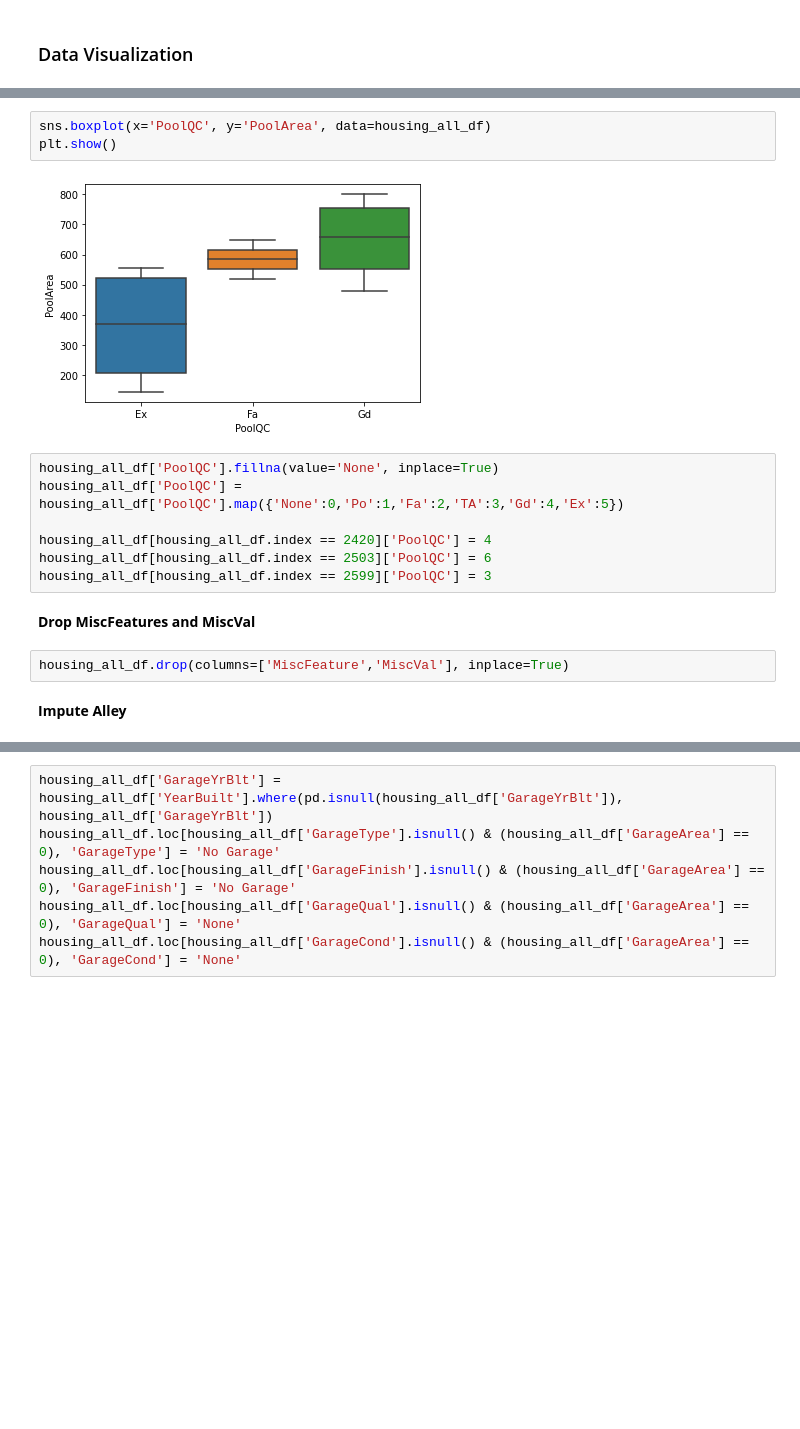
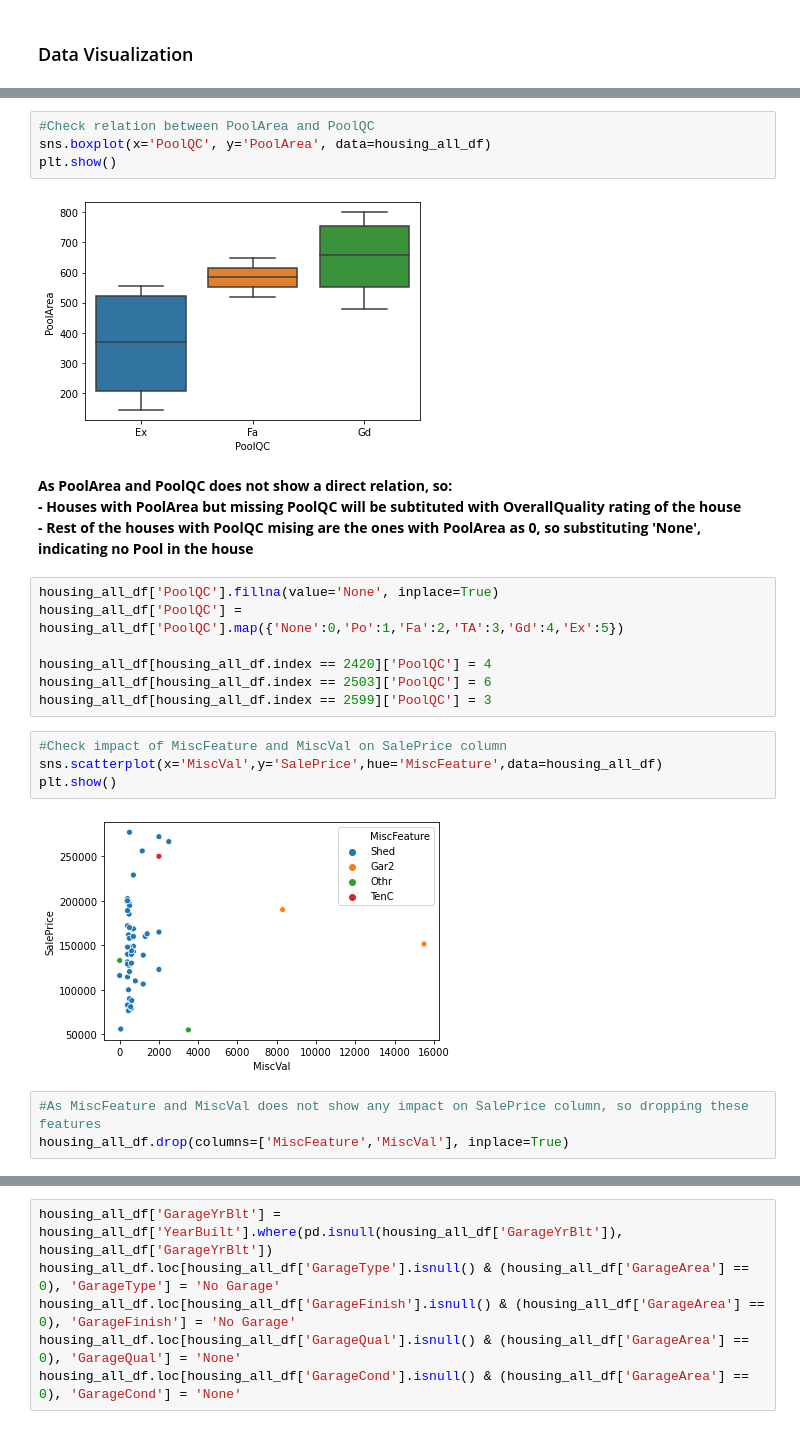
Before and after one commit to nehakumar31/kaggle_problems, a Jupyter notebook: House_Price_Prediction/House_Price_Prediction.ipynb, the cells around one changed output, grey strips where cells are left out. Cells and saved outputs as stored; diff of their text form; blank space fills up the shorter version.

```diff
--- a/House_Price_Prediction/House_Price_Prediction.ipynb
+++ b/House_Price_Prediction/House_Price_Prediction.ipynb
@@ -169,8 +181,11 @@ housing_all_df[(housing_all_df['PoolQC'].isnull()) & (housing_all_df['PoolArea']
 # %%
+#Check relation between PoolArea and PoolQC
 sns.boxplot(x='PoolQC', y='PoolArea', data=housing_all_df)
 plt.show()
 # %% [output]
 [figure]
+# %% [markdown]
+**As PoolArea and PoolQC does not show a direct relation, so: <br>- Houses with PoolArea but missing PoolQC will be subtituted with OverallQuality rating of the house<br>- Rest of the houses with PoolQC mising are the ones with PoolArea as 0, so substituting 'None', indicating no Pool in the house**
 # %%
 housing_all_df['PoolQC'].fillna(value='None', inplace=True)
 housing_all_df['PoolQC'] = housing_all_df['PoolQC'].map({'None':0,'Po':1,'Fa':2,'TA':3,'Gd':4,'Ex':5})
@@ -178,10 +193,13 @@ housing_all_df['PoolQC'] = housing_all_df['PoolQC'].map({'None':0,'Po':1,'Fa':2,
 housing_all_df[housing_all_df.index == 2420]['PoolQC'] = 4
 housing_all_df[housing_all_df.index == 2503]['PoolQC'] = 6
 housing_all_df[housing_all_df.index == 2599]['PoolQC'] = 3
-# %% [markdown]
-**Drop MiscFeatures and MiscVal**
-# %%
-housing_all_df.drop(columns=['MiscFeature','MiscVal'], inplace=True)
-# %% [markdown]
-**Impute Alley**
+# %%
+#Check impact of MiscFeature and MiscVal on SalePrice column
+sns.scatterplot(x='MiscVal',y='SalePrice',hue='MiscFeature',data=housing_all_df)
+plt.show()
+# %% [output]
+[figure, added]
+# %%
+#As MiscFeature and MiscVal does not show any impact on SalePrice column, so dropping these features
+housing_all_df.drop(columns=['MiscFeature','MiscVal'], inplace=True)
 # %%
```
Also changed, not shown: parts of 130 cells of this notebook.
